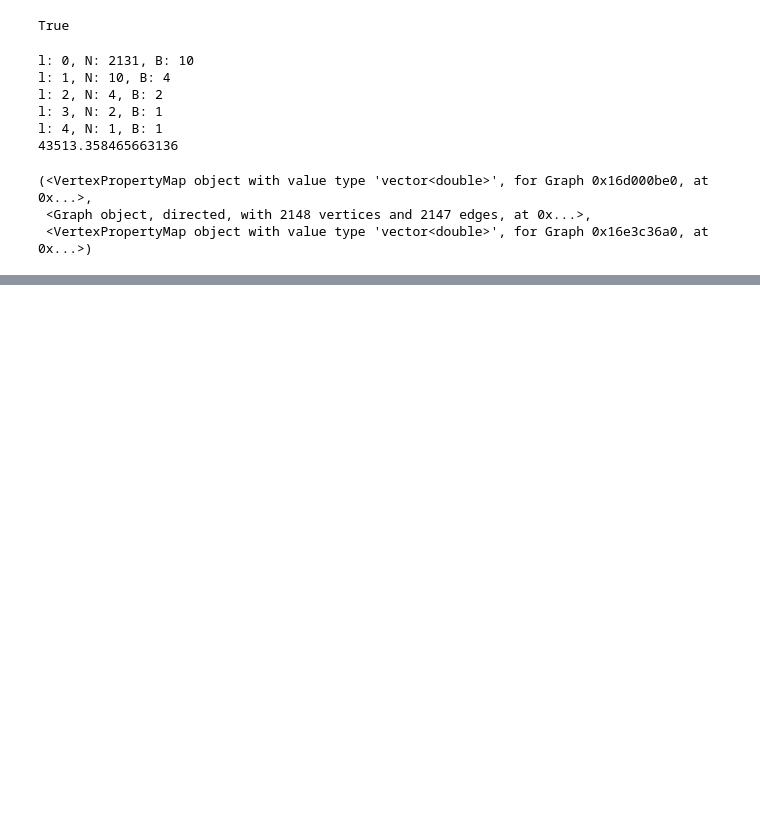
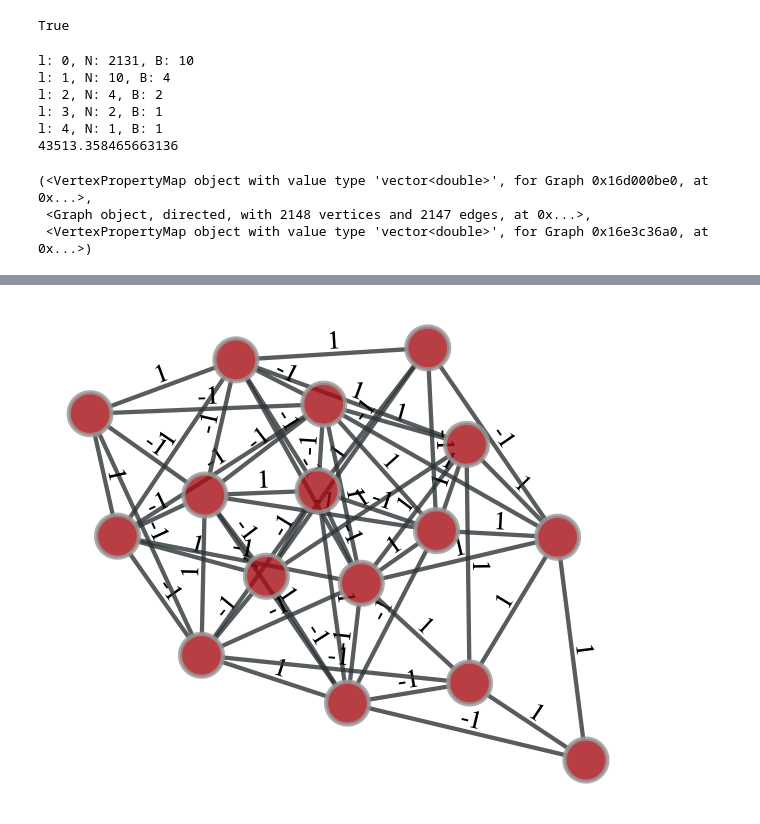
Before and after one commit to smn-d/Graph_network, a Jupyter notebook: sbm/notebook.ipynb, the cells around one changed output, grey strips where cells are left out. Drawn from its saved outputs; the diff is of its cells as text; code cells hidden in the pictures; blank space fills up the shorter version.

```diff
--- a/sbm/notebook.ipynb
+++ b/sbm/notebook.ipynb
@@ -79,0 +132,25 @@ gt.graph_draw(ug)
+# %%
+g1 = gt.collection.ns["new_guinea_tribes"]
+
+# The edge types are stored in the edge property map "weights".
+
+# Note the different meanings of the two 'layers' parameters below: The
+# first enables the use of LayeredBlockState, and the second selects
+# the 'edge layers' version (instead of 'edge covariates').
+
+state = gt.minimize_nested_blockmodel_dl(g1,
+                                         state_args=dict(base_type=gt.BlockState))
+print(state.entropy())
+
+state = gt.minimize_nested_blockmodel_dl(g1,
+                                         state_args=dict(base_type=gt.LayeredBlockState,
+                                                         state_args=dict(ec=g1.ep.weight, layers=True)))
+print(state.entropy())
+
+state.draw(edge_color=g1.ep.weight, edge_gradient=[],
+           ecmap=(plt.cm.coolwarm_r, .6), edge_pen_width=5,
+           output="tribes-sbm-edge-layers.svg")
+
+gt.graph_draw(g1, edge_text=g1.ep.weight)
+# %% [output]
+[figure, added]
```
Also changed, not shown: parts of 12 cells of this notebook, 5 other files.
